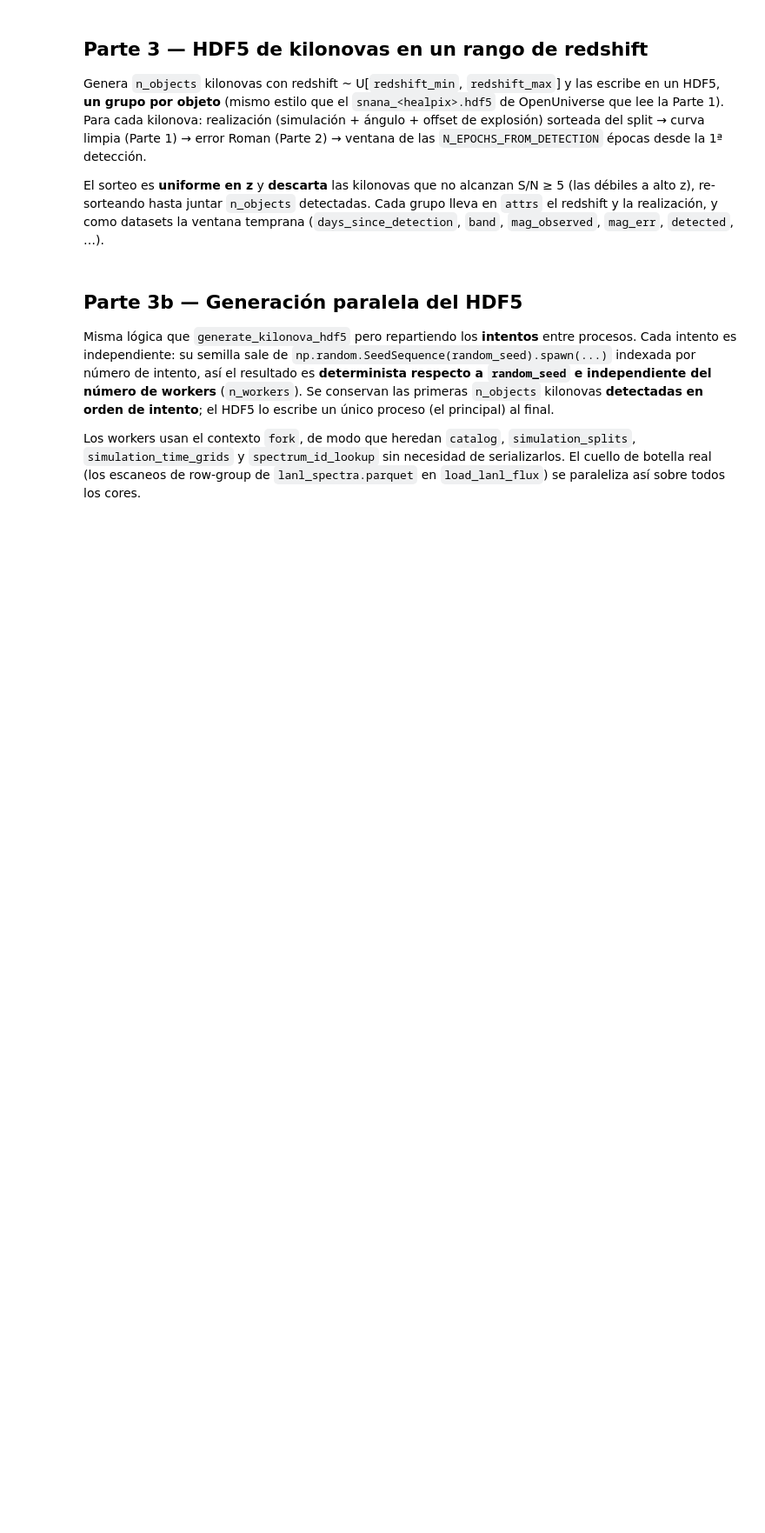
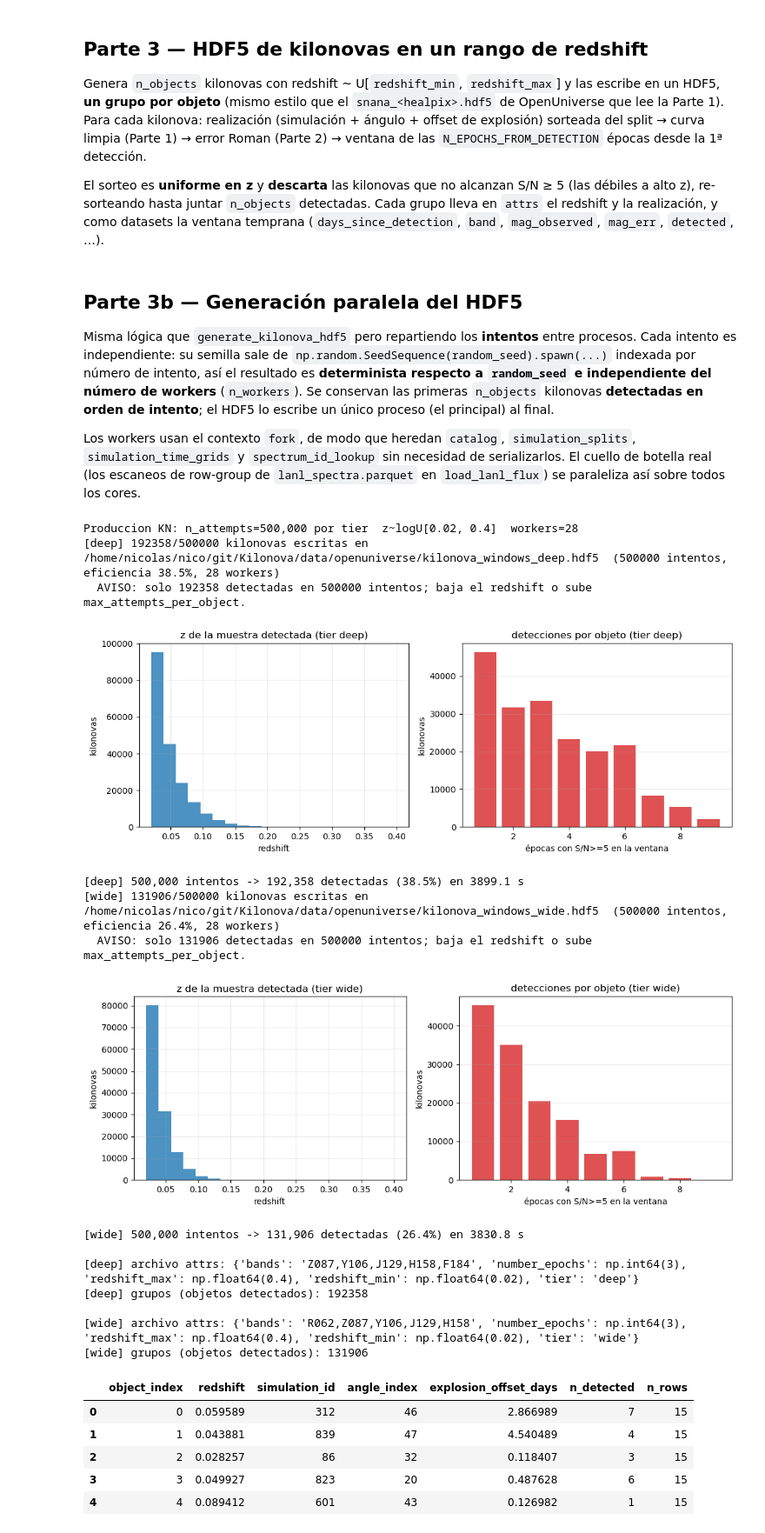
Before and after one commit to Monsalves-Gonzalez-N/Kilonova, a Jupyter notebook: data/openuniverse/kilonova_dataloader.ipynb, the cells around one changed output. Shown at 87% size. Cells and saved outputs as stored; diff of their text form; code cells hidden in the pictures; blank space fills up the shorter version.

Commit message:
WIP: local notebook updates (dataloader, early windows, redshift vs tmax)
Co-Authored-By: Claude Fable 5 <noreply@anthropic.com>

```diff
--- a/data/openuniverse/kilonova_dataloader.ipynb
+++ b/data/openuniverse/kilonova_dataloader.ipynb
@@ -743,7 +776,7 @@ def generate_kilonova_hdf5(n_objects, redshift_min, redshift_max, tier, output_p
         hdf5.attrs['redshift_max'] = redshift_max
         while len(records) < n_objects and attempts < max_attempts:
             attempts += 1
-            redshift = float(rng.uniform(redshift_min, redshift_max))
+            redshift = float(np.exp(rng.uniform(np.log(redshift_min), np.log(redshift_max))))
             realization_seed = int(rng.integers(0, 2 ** 32 - 1))
             noise_object_id = int(rng.integers(0, 2 ** 32 - 1))
             window, realization = build_kilonova_window(
@@ -802,7 +835,7 @@ def attempt_kilonova(task):
     (attempt_seed, redshift_min, redshift_max, bands, anchor,
      exposure_time, noise_floor_variance, split, number) = task
     random_generator = np.random.default_rng(attempt_seed)
-    redshift = float(random_generator.uniform(redshift_min, redshift_max))
+    redshift = float(np.exp(random_generator.uniform(np.log(redshift_min), np.log(redshift_max))))
     realization_seed = int(random_generator.integers(0, 2 ** 32 - 1))
     noise_object_id = int(random_generator.integers(0, 2 ** 32 - 1))
     window, realization = build_kilonova_window(
@@ -872,39 +905,73 @@ def generate_kilonova_hdf5_parallel(n_objects, redshift_min, redshift_max, tier,
                      for seed in child_seeds[wave_start:wave_start + wave_size]]
             for result in executor.map(attempt_kilonova, tasks):
                 attempts_used += 1
                 if result is not None:
                     detected.append(result)
                     if len(detected) >= n_objects:
                         break
 
     detected = detected[:n_objects]
     summary = write_kilonova_hdf5(detected, output_path, tier, bands, number, redshift_min, redshift_max)
     efficiency = len(summary) / attempts_used if attempts_used else 0.0
     print(f'[{tier}] {len(summary)}/{n_objects} kilonovas escritas en {output_path}  '
           f'({attempts_used} intentos, eficiencia {efficiency:.1%}, {n_workers} workers)')
     if len(summary) < n_objects:
         print(f'  AVISO: solo {len(summary)} detectadas en {max_attempts} intentos; baja el redshift '
               f'o sube max_attempts_per_object.')
     if plot and len(summary) > 0:
         plot_generated_sample(summary, redshift_min, redshift_max, tier)
     return summary
 
 
-# demo: 15 kilonovas detectadas por tier con z ~ U[0.01, 0.12], en deep y wide (en paralelo).
+# Produccion: N_ATTEMPTS sorteos por tier con z log-uniforme en [Z_MIN, Z_MAX] (grilla logaritmica tipo
+# periodograma); NO re-sortea hasta una meta, hace exactamente N_ATTEMPTS intentos y guarda las DETECTADAS
+# (S/N>=5). Se logra con n_objects=N_ATTEMPTS y max_attempts_per_object=1 -> max_attempts = N_ATTEMPTS, y
+# como las detectadas siempre son < intentos, nunca corta antes. Parametrizable: KN_N_ATTEMPTS / KN_Z_MIN
+# / KN_Z_MAX / KN_N_WORKERS.
+import os, time
+N_ATTEMPTS = int(os.environ.get('KN_N_ATTEMPTS', 100_000))
+Z_MIN = float(os.environ.get('KN_Z_MIN', 0.02))
+Z_MAX = float(os.environ.get('KN_Z_MAX', 0.4))
+N_WORKERS = int(os.environ.get('KN_N_WORKERS', 28))
+print(f'Produccion KN: n_attempts={N_ATTEMPTS:,} por tier  z~logU[{Z_MIN}, {Z_MAX}]  workers={N_WORKERS}')
+
 sample_summaries = {}
 for tier_index, tier in enumerate(KN_TIERS):
+    start_time = time.time()
     sample_summaries[tier] = generate_kilonova_hdf5_parallel(
-        n_objects=15, redshift_min=0.01, redshift_max=0.12, tier=tier,
-        random_seed=tier_index, n_workers=None, plot=True,
+        n_objects=N_ATTEMPTS, redshift_min=Z_MIN, redshift_max=Z_MAX, tier=tier,
+        random_seed=tier_index, max_attempts_per_object=1, n_workers=N_WORKERS, plot=True,
     )
+    elapsed = time.time() - start_time
+    n_detected = len(sample_summaries[tier])
+    print(f'[{tier}] {N_ATTEMPTS:,} intentos -> {n_detected:,} detectadas '
+          f'({n_detected / N_ATTEMPTS:.1%}) en {elapsed:.1f} s')
 
 # read-back: estructura de cada HDF5 (un grupo por objeto)
 for tier in KN_TIERS:
     with h5py.File(OUTPUT_HDF5_TEMPLATE.format(tier=tier), 'r') as hdf5:
         print(f'\n[{tier}] archivo attrs:', {key: hdf5.attrs[key] for key in hdf5.attrs})
-        print(f'[{tier}] grupos (objetos):', len(hdf5.keys()))
-        example = hdf5['0']
-        print(f'[{tier}] object 0 bands:', [b.decode() for b in example['band'][:]])
-        print(f'[{tier}] object 0 observed:', example['observed'][:])
-        print(f'[{tier}] object 0 detected:', example['detected'][:])
-sample_summaries['deep']
+        print(f'[{tier}] grupos (objetos detectados):', len(hdf5.keys()))
+sample_summaries['deep'].head()
+# %% [output]
+Produccion KN: n_attempts=500,000 por tier  z~logU[0.02, 0.4]  workers=28
+[deep] 192358/500000 kilonovas escritas en /home/nicolas/nico/git/Kilonova/data/openuniverse/kilonova_windows_deep.hdf5  (500000 intentos, eficiencia 38.5%, 28 workers)
+  AVISO: solo 192358 detectadas en 500000 intentos; baja el redshift o sube max_attempts_per_object.
+[figure, added]
+[deep] 500,000 intentos -> 192,358 detectadas (38.5%) en 3899.1 s
+[wide] 131906/500000 kilonovas escritas en /home/nicolas/nico/git/Kilonova/data/openuniverse/kilonova_windows_wide.hdf5  (500000 intentos, eficiencia 26.4%, 28 workers)
+  AVISO: solo 131906 detectadas en 500000 intentos; baja el redshift o sube max_attempts_per_object.
+[figure, added]
+[wide] 500,000 intentos -> 131,906 detectadas (26.4%) en 3830.8 s
+
+[deep] archivo attrs: {'bands': 'Z087,Y106,J129,H158,F184', 'number_epochs': np.int64(3), 'redshift_max': np.float64(0.4), 'redshift_min': np.float64(0.02), 'tier': 'deep'}
+[deep] grupos (objetos detectados): 192358
+
+[wide] archivo attrs: {'bands': 'R062,Z087,Y106,J129,H158', 'number_epochs': np.int64(3), 'redshift_max': np.float64(0.4), 'redshift_min': np.float64(0.02), 'tier': 'wide'}
+[wide] grupos (objetos detectados): 131906
+|  | object_index | redshift | simulation_id | angle_index | explosion_offset_days | n_detected | n_rows |
+| 0 | 0 | 0.059589 | 312 | 46 | 2.866989 | 7 | 15 |
+| 1 | 1 | 0.043881 | 839 | 47 | 4.540489 | 4 | 15 |
+| 2 | 2 | 0.028257 | 86 | 32 | 0.118407 | 3 | 15 |
+| 3 | 3 | 0.049927 | 823 | 20 | 0.487628 | 6 | 15 |
+| 4 | 4 | 0.089412 | 601 | 43 | 0.126982 | 1 | 15 |
```
Also changed, not shown: parts of 4 cells of this notebook, 2 other files.
